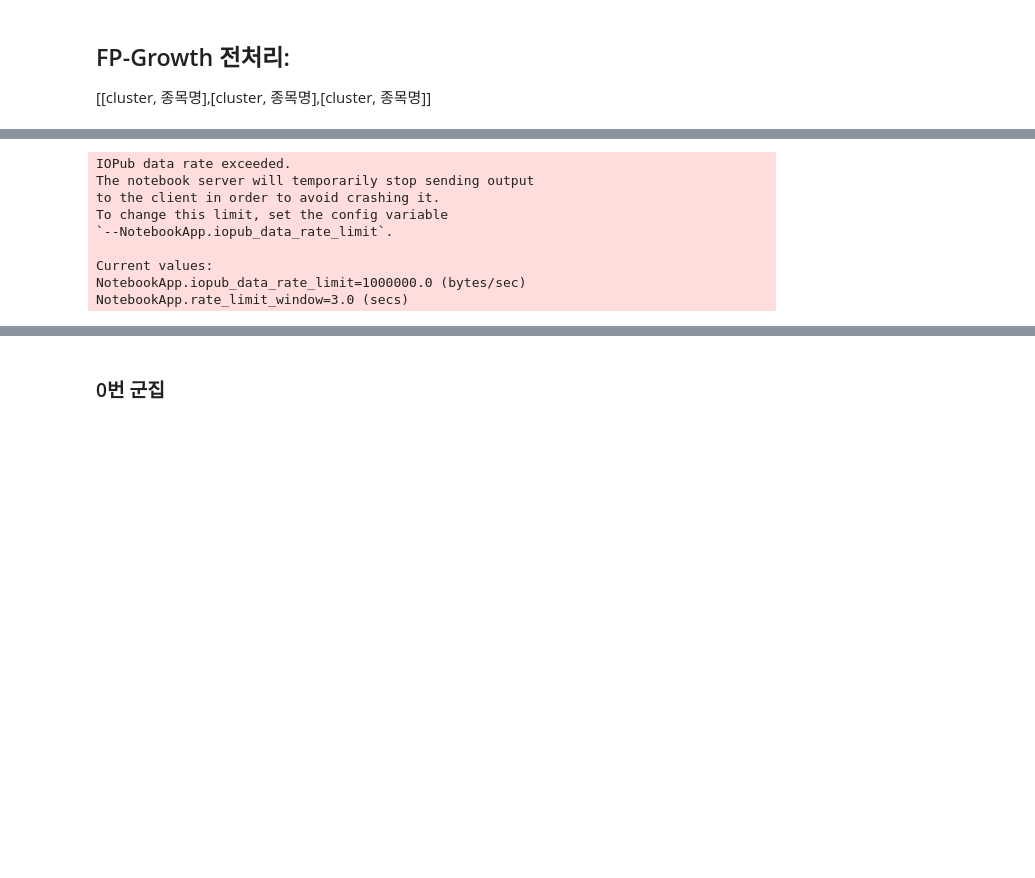
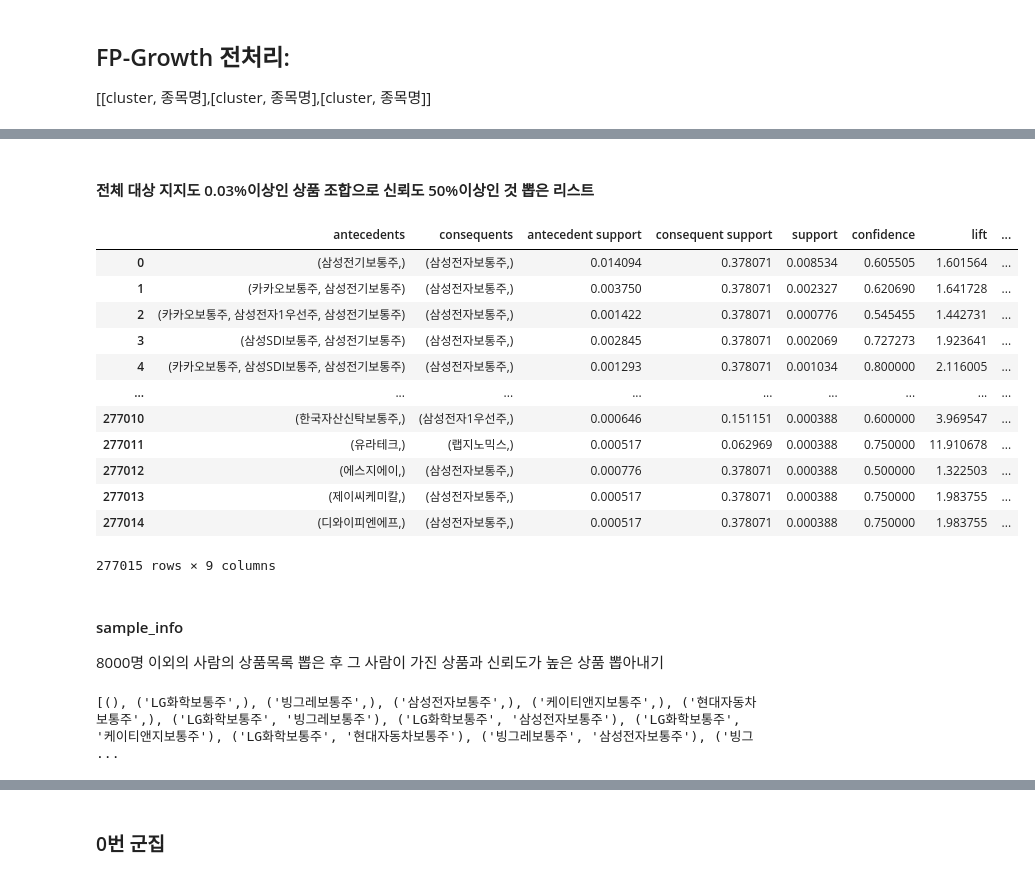
Before and after one commit to christine127/Portfolio_Recommendation_Project, a Jupyter notebook: 알고리즘.ipynb, the cells around one changed output, grey strips where cells are left out. Cells and saved outputs as stored; diff of their text form; code cells hidden in the pictures; blank space fills up the shorter version.

```diff
--- a/알고리즘.ipynb
+++ b/알고리즘.ipynb
@@ -107,0 +114,3 @@ NameError: ignored
+# %%
+pd.set_option('display.max_rows',1000)
+fpwhole
@@ -108,15 +135,38 @@ NameError: ignored
+# %% [markdown]
+#### 전체 대상 지지도 0.03%이상인 상품 조합으로 신뢰도 50%이상인 것 뽑은 리스트
 # %%
-# pd.set_option('display.max_rows',1000)
 from mlxtend.frequent_patterns import association_rules, fpgrowth
 fp_whole = fpgrowth(df_whole, 0.0003, True)
 rules = association_rules(fp_whole, metric='confidence',min_threshold = 0.5)
+rules[['antecedents','consequents']] = rules[['antecedents','consequents']].applymap(lambda x: tuple(x))
 
 # fp_whole.sort_values('support',ascending =False)
 # fp_whole.loc[fp_whole.itemsets.apply(lambda x: len(x))>1,:].reset_index(drop=True).sort_values('support')
+# %%
+rules
+# %% [output]
+|  | antecedents | consequents | antecedent support | consequent support | support | confidence | lift | ... |
+| 0 | (삼성전기보통주,) | (삼성전자보통주,) | 0.014094 | 0.378071 | 0.008534 | 0.605505 | 1.601564 | ... |
+| 1 | (카카오보통주, 삼성전기보통주) | (삼성전자보통주,) | 0.003750 | 0.378071 | 0.002327 | 0.620690 | 1.641728 | ... |
+| 2 | (카카오보통주, 삼성전자1우선주, 삼성전기보통주) | (삼성전자보통주,) | 0.001422 | 0.378071 | 0.000776 | 0.545455 | 1.442731 | ... |
+| 3 | (삼성SDI보통주, 삼성전기보통주) | (삼성전자보통주,) | 0.002845 | 0.378071 | 0.002069 | 0.727273 | 1.923641 | ... |
+| 4 | (카카오보통주, 삼성SDI보통주, 삼성전기보통주) | (삼성전자보통주,) | 0.001293 | 0.378071 | 0.001034 | 0.800000 | 2.116005 | ... |
+| ... | ... | ... | ... | ... | ... | ... | ... | ... |
+| 277010 | (한국자산신탁보통주,) | (삼성전자1우선주,) | 0.000646 | 0.151151 | 0.000388 | 0.600000 | 3.969547 | ... |
+| 277011 | (유라테크,) | (랩지노믹스,) | 0.000517 | 0.062969 | 0.000388 | 0.750000 | 11.910678 | ... |
+| 277012 | (에스지에이,) | (삼성전자보통주,) | 0.000776 | 0.378071 | 0.000388 | 0.500000 | 1.322503 | ... |
+| 277013 | (제이씨케미칼,) | (삼성전자보통주,) | 0.000517 | 0.378071 | 0.000388 | 0.750000 | 1.983755 | ... |
+| 277014 | (디와이피엔에프,) | (삼성전자보통주,) | 0.000517 | 0.378071 | 0.000388 | 0.750000 | 1.983755 | ... |
+277015 rows × 9 columns
+# %% [markdown]
+#### sample_info
+8000명 이외의 사람의 상품목록 뽑은 후 그 사람이 가진 상품과 신뢰도가 높은 상품 뽑아내기
 # %%
+#샘플 고객의 상품목록에서 부분집합 추출
+
 from itertools import combinations
 
-a=sample_info.iloc[8,-1]
+a=sample_info.iloc[0,-1]
 result=[]
 
 for i in range(0,len(a)+1):
@@ -125,12 +175,4 @@ for i in range(0,len(a)+1):
 
 print(result)
 # %% [output]
-IOPub data rate exceeded.
-The notebook server will temporarily stop sending output
-to the client in order to avoid crashing it.
-To change this limit, set the config variable
-`--NotebookApp.iopub_data_rate_limit`.
-
-Current values:
-NotebookApp.iopub_data_rate_limit=1000000.0 (bytes/sec)
-NotebookApp.rate_limit_window=3.0 (secs)
+[(), ('LG화학보통주',), ('빙그레보통주',), ('삼성전자보통주',), ('케이티앤지보통주',), ('현대자동차보통주',), ('LG화학보통주', '빙그레보통주'), ('LG화학보통주', '삼성전자보통주'), ('LG화학보통주', '케이티앤지보통주'), ('LG화학보통주', '현대자동차보통주'), ('빙그레보통주', '삼성전자보통주'), ('빙그 ...
```
Also changed, not shown: parts of 16 cells of this notebook.
